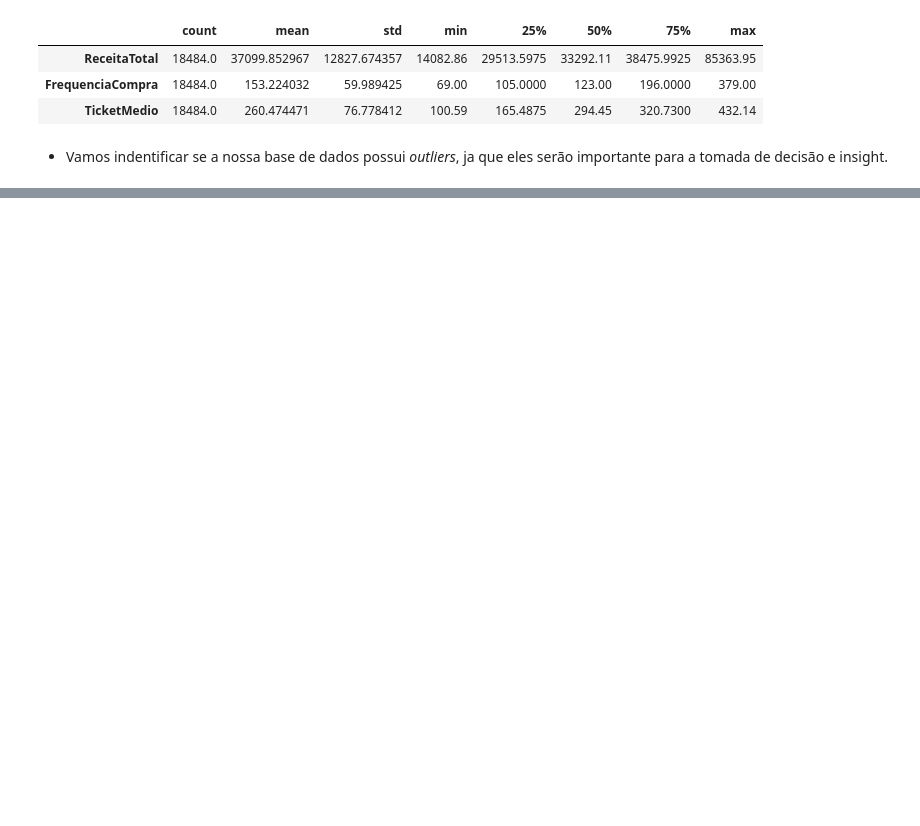
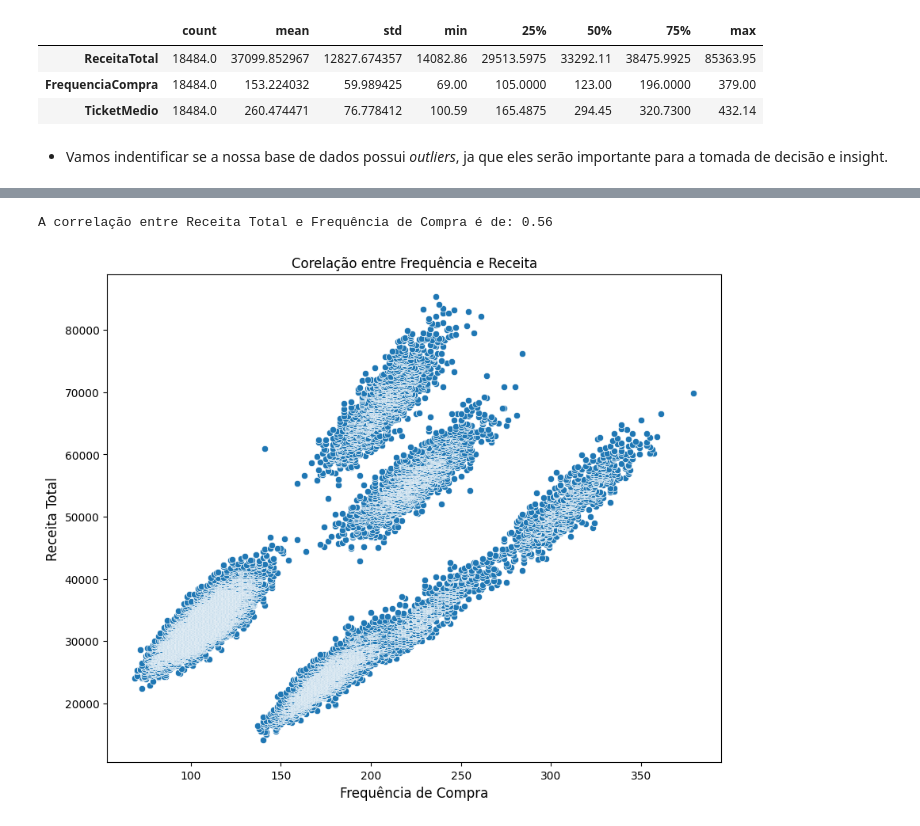
Before and after one commit to thiagonoobre/Customer-Insights-Segmentation-KMeans, a Jupyter notebook: Exploração_Análise_de_Dados_de_Vendas.ipynb, the cells around one changed output, grey strips where cells are left out. Drawn from its saved outputs; the diff is of its cells as text; code cells hidden in the pictures; blank space fills up the shorter version.

```diff
--- a/Exploração_Análise_de_Dados_de_Vendas.ipynb
+++ b/Exploração_Análise_de_Dados_de_Vendas.ipynb
@@ -504,0 +518,17 @@ Passing `palette` without assigning `hue` is deprecated and will be removed in v
+# %%
+#calcular a correção
+correlacao = revenue_df['FrequenciaCompra'].corr(revenue_df['ReceitaTotal'])
+print(f'A correlação entre Receita Total e Frequência de Compra é de: {correlacao:.2f}')
+# %% [output]
+A correlação entre Receita Total e Frequência de Compra é de: 0.56
+# %%
+# Criar o scatterplot para corelacionar frequência de compra e receita total
+plt.figure(figsize=(10, 8))
+sns.scatterplot(data=revenue_df, x='FrequenciaCompra', y='ReceitaTotal', palette= 'Set2')
+plt.title('Corelação entre Frequência e Receita', fontsize=12)
+plt.xlabel('Frequência de Compra', fontsize=12)
+plt.ylabel('Receita Total', fontsize=12)
+
+plt.show()
+# %% [output]
+[figure, added]
```
Also changed, not shown: parts of 44 cells of this notebook.
